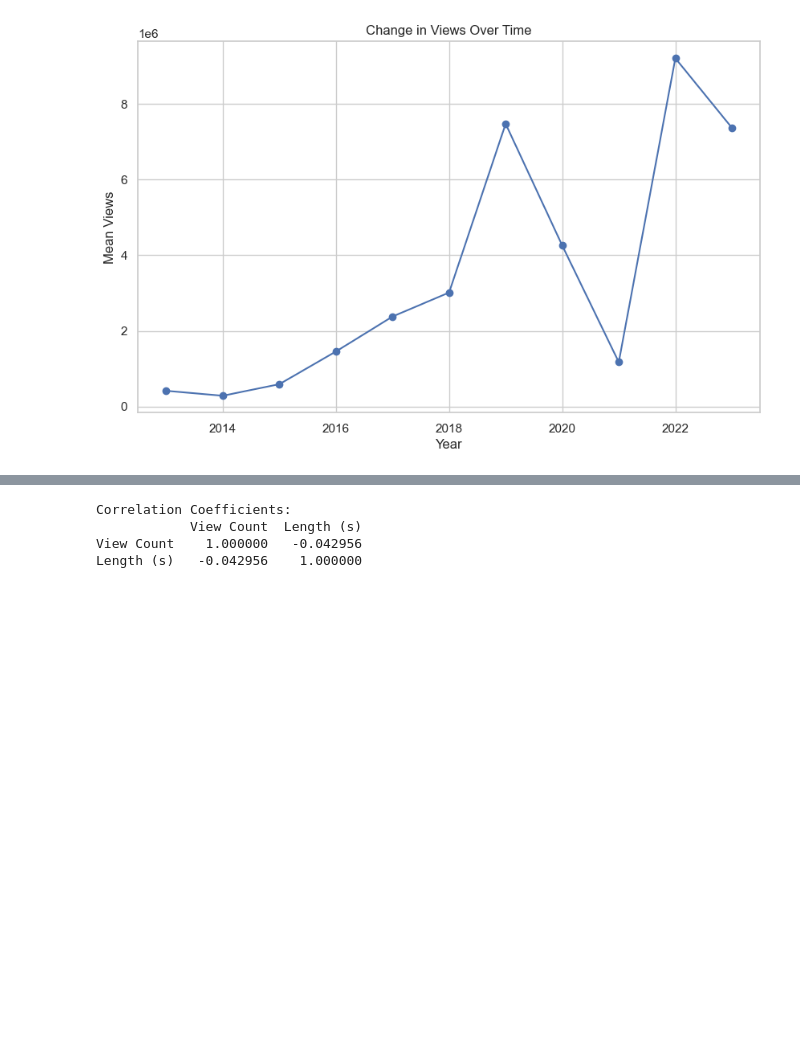
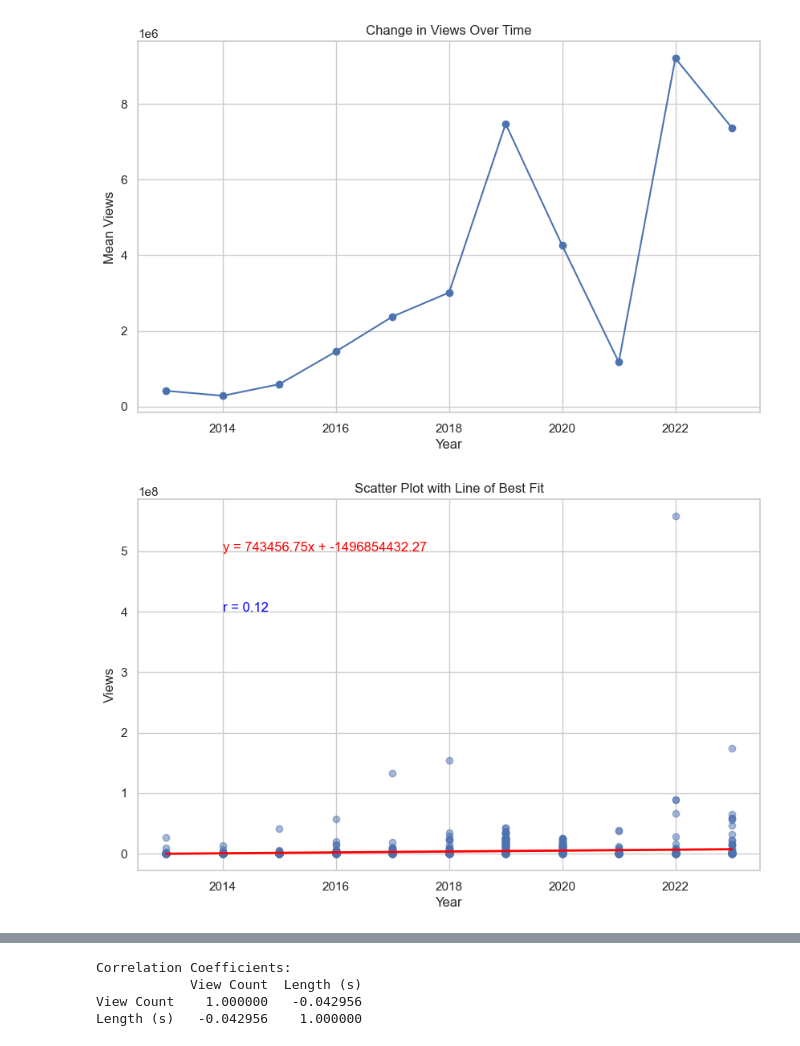
Before and after one commit to C-Duke0/Project-one, a Jupyter notebook: cleaned_videos.ipynb, the cells around one changed output, grey strips where cells are left out. Cells and saved outputs as stored; diff of their text form; code cells hidden in the pictures; blank space fills up the shorter version.

```diff
--- a/cleaned_videos.ipynb
+++ b/cleaned_videos.ipynb
@@ -258,3 +258,39 @@ plt.title('Change in Views Over Time')
 plt.show()
 # %% [output]
 [figure]
+# %%
+import numpy as np
+from sklearn.linear_model import LinearRegression
+from scipy.stats import pearsonr
+
+# Scatter plot of all data points
+plt.figure(figsize=(10, 6))
+plt.scatter(data_df_length['Year'], data_df_length['View Count'], marker='o', alpha=0.5)
+
+# Perform linear regression
+X = data_df_length['Year'].values.reshape(-1, 1)
+y = data_df_length['View Count'].values
+model = LinearRegression()
+model.fit(X, y)
+
+# Calculate the correlation coefficient (r value)
+r, _ = pearsonr(data_df_length['Year'], data_df_length['View Count'])
+
+# Plot the line of best fit
+plt.plot(data_df_length['Year'], model.predict(X), color='red', linewidth=2)
+
+# Add labels and title
+plt.xlabel('Year')
+plt.ylabel('Views')
+plt.title('Scatter Plot with Line of Best Fit')
+
+# Annotate the line of best fit with its equation and r value
+equation = f'y = {model.coef_[0]:.2f}x + {model.intercept_:.2f}'
+r_text = f'r = {r:.2f}'
+plt.text(2014, 0.5e9, equation, color='red', fontsize=12)
+plt.text(2014, 0.4e9, r_text, color='blue', fontsize=12)
+
+# Show the plot
+plt.show()
+# %% [output]
+[figure, added]
```
Also changed, not shown: parts of 2 cells of this notebook, 1 other file.
